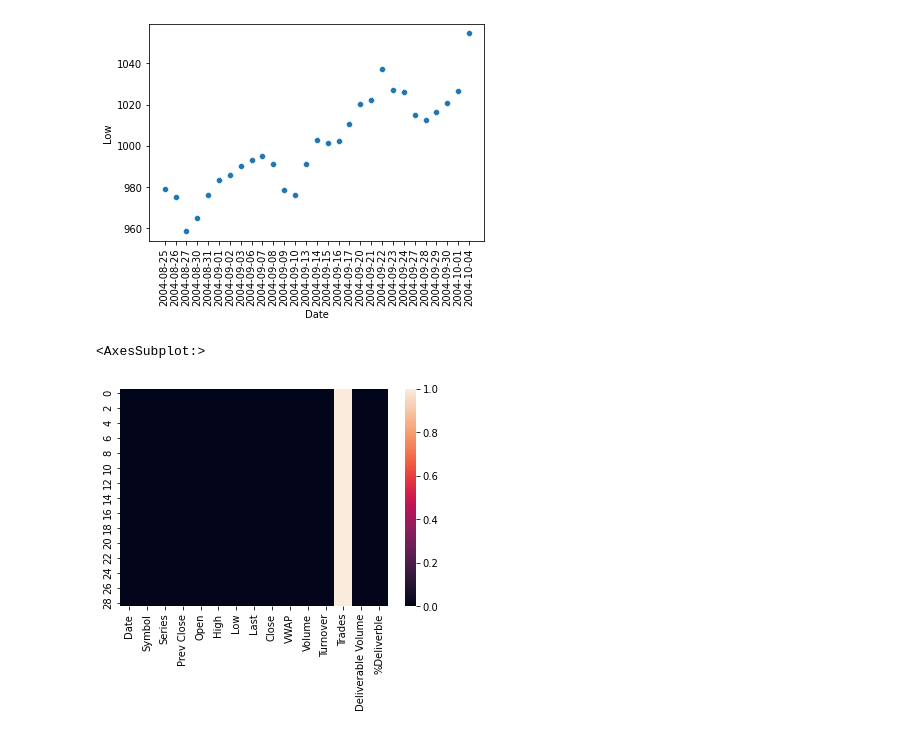
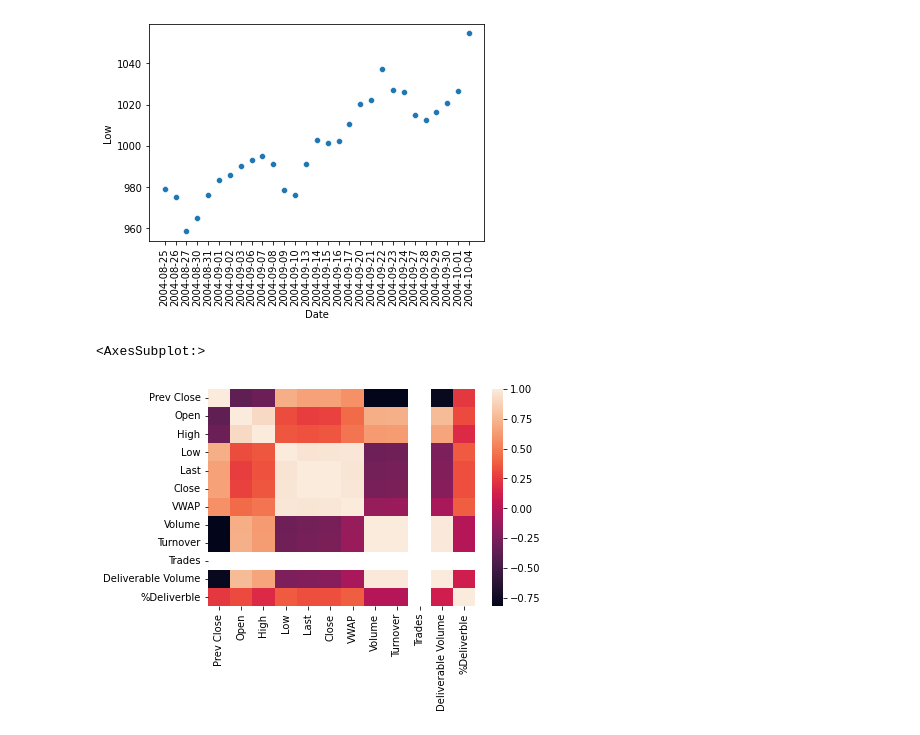
Before and after one commit to LiteShake/AI-Tasks, a Jupyter notebook: Task 2/Question 1/question1.ipynb, the cells around one changed output. Cells and saved outputs as stored; diff of their text form; code cells hidden in the pictures.

Commit message:
finally heatmap worked !

```diff
--- a/Task 2/Question 1/question1.ipynb
+++ b/Task 2/Question 1/question1.ipynb
@@ -63,9 +63,9 @@ print()
 # %% [output]
 [figure]
 # %%
-df.corr()
+corr_mat = df.corr()
 # sns.barplot( x = df["Date"], y = df["Volume"] )
-sns.heatmap( df.isnull()  )
+sns.heatmap( corr_mat  )
 # %% [output]
 <AxesSubplot:>
-[figure, old version]
+[figure, new version]
```
Also changed, not shown: 1 other file.
